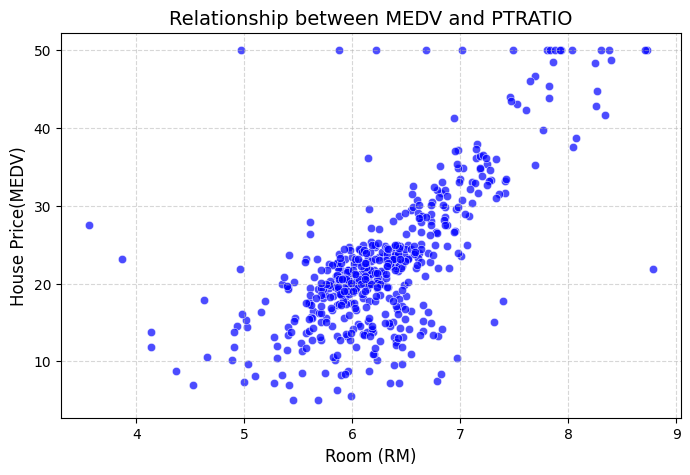
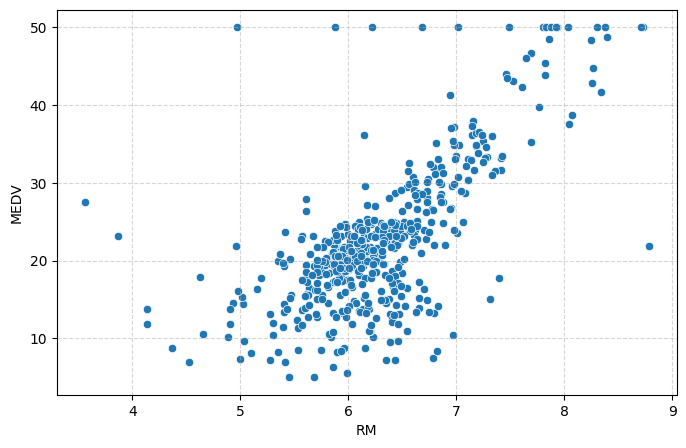
The change to this notebook cell's code, shown as a diff; its figure went from the first image to the second:
--- before
+++ after
@@ -4,17 +4,9 @@
 
 sns.scatterplot(
-    x="RM", 
-    y="MEDV", 
-    data=df_boston, 
-    alpha=0.7,      
-    color="blue"    
-)
+    x="RM",
+    y="MEDV",
+    data=df_boston
+    )
 
-# 그래프 제목 및 축 이름 설정
-plt.title("Relationship between MEDV and PTRATIO", fontsize=14)
-plt.xlabel("Room (RM)", fontsize=12)
-plt.ylabel("House Price(MEDV)", fontsize=12)
-
-# 그리드(격자) 추가로 가시성 높이기
 plt.grid(True, linestyle="--", alpha=0.5)
 

Commit: commit